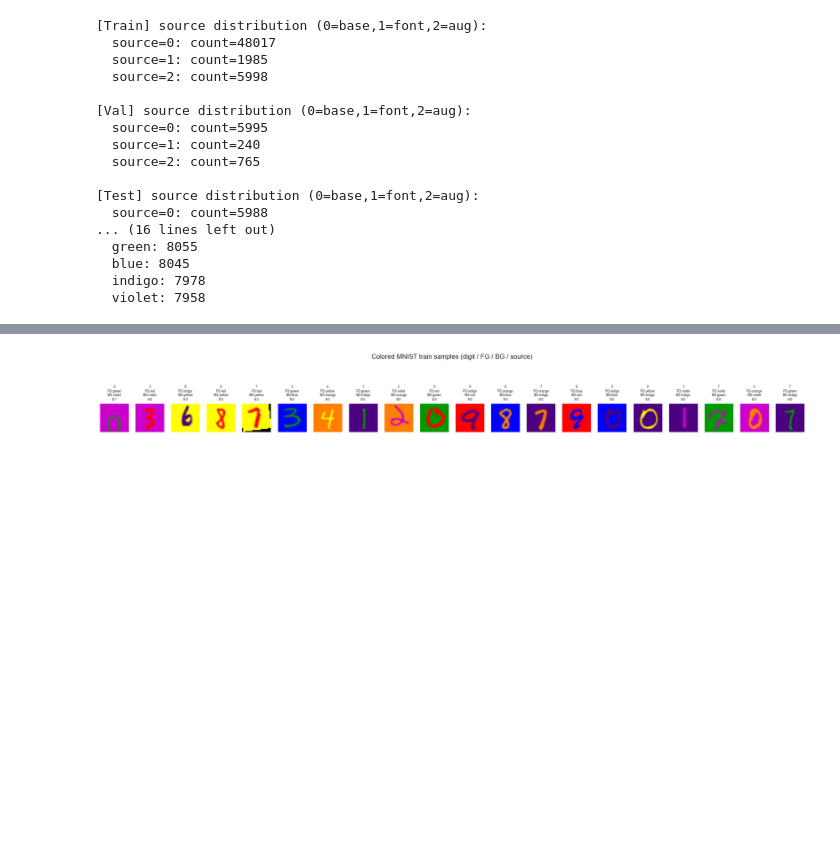
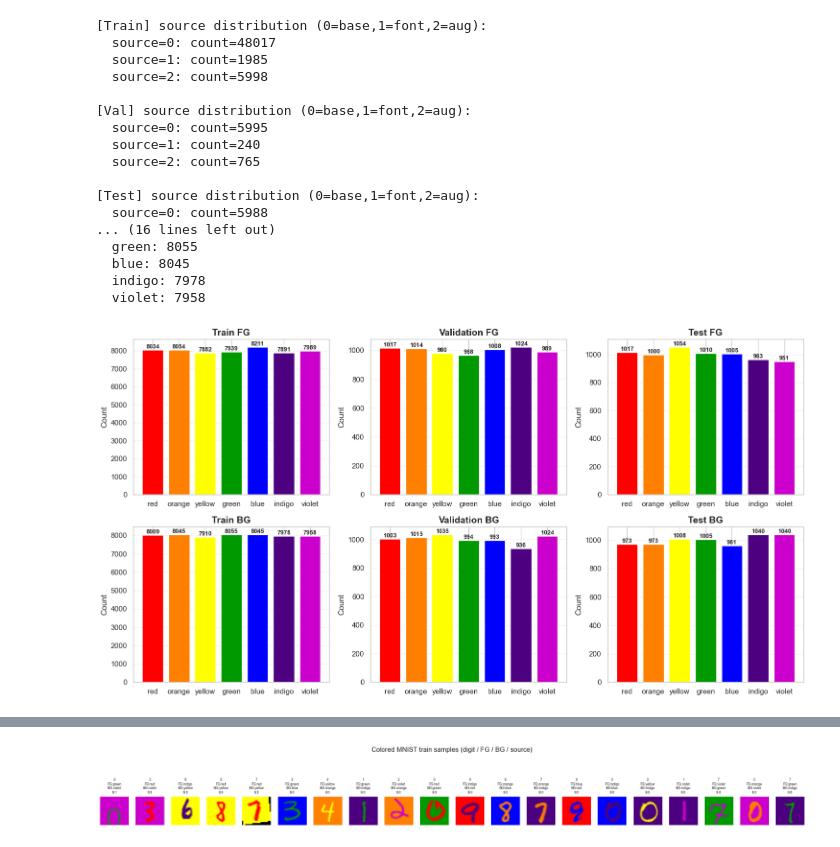
Before and after one commit to ML-SSU-2025/colored-mnist-classification, a Jupyter notebook: notebooks/01_preprocessing_colored_mnist.ipynb, the cells around one changed output, grey strips where cells are left out. Cells and saved outputs as stored; diff of their text form; code cells hidden in the pictures; blank space fills up the shorter version.

```diff
--- a/notebooks/01_preprocessing_colored_mnist.ipynb
+++ b/notebooks/01_preprocessing_colored_mnist.ipynb
@@ -1020,3 +1039,56 @@ for idx, name in enumerate(COLOR_NAMES):
   blue: 8045
   indigo: 7978
   violet: 7958
+# %%
+# ------------------------------------------------------------
+# FG: 1행(3개), BG: 1행(3개) = 총 2x3 출력
+# ------------------------------------------------------------
+
+import matplotlib.pyplot as plt
+import numpy as np
+
+def plot_color_dist_FG_BG_2x3(y_fg_train, y_fg_val, y_fg_test,
+                               y_bg_train, y_bg_val, y_bg_test,
+                               COLOR_NAMES, COLOR_VALUES):
+
+    titles = [
+        "Train FG", "Validation FG", "Test FG",
+        "Train BG", "Validation BG", "Test BG"
+    ]
+
+    datasets = [
+        y_fg_train, y_fg_val, y_fg_test,
+        y_bg_train, y_bg_val, y_bg_test
+    ]
+
+    fig, axes = plt.subplots(2, 3, figsize=(15, 8))  # 2행 3열
+    axes = axes.flatten()
+
+    for ax, title, y_color in zip(axes, titles, datasets):
+        counts = [np.sum(y_color == i) for i in range(len(COLOR_NAMES))]
+
+        ax.bar(COLOR_NAMES, counts, color=COLOR_VALUES)
+        ax.set_title(title, fontsize=14, fontweight="bold")
+        ax.set_ylabel("Count")
+        ax.grid(axis="y", linestyle="--", alpha=0.4)
+
+        # count label
+        for x, h in zip(COLOR_NAMES, counts):
+            ax.text(
+                x, h, str(h),
+                ha="center", va="bottom",
+                fontsize=9, fontweight="bold"
+            )
+
+    plt.tight_layout()
+    plt.show()
+
+
+# ---- 실행 ----
+plot_color_dist_FG_BG_2x3(
+    y_fg_train, y_fg_val, y_fg_test,
+    y_bg_train, y_bg_val, y_bg_test,
+    COLOR_NAMES, COLOR_VALUES
+)
+# %% [output]
+[figure, added]
```
Also changed, not shown: parts of 3 cells of this notebook.
